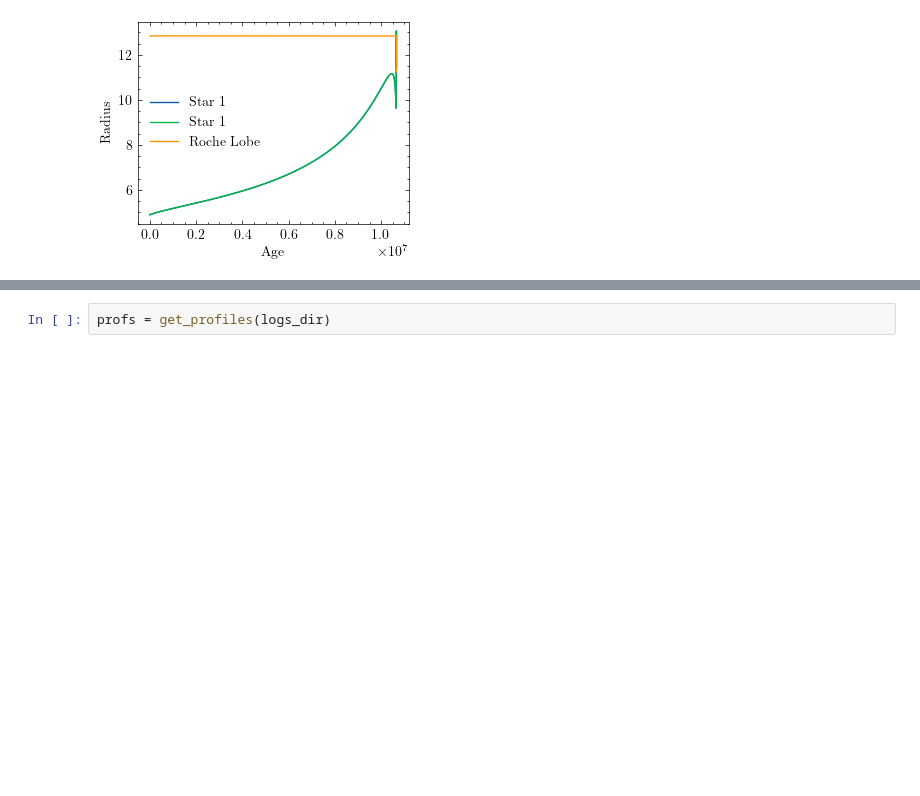
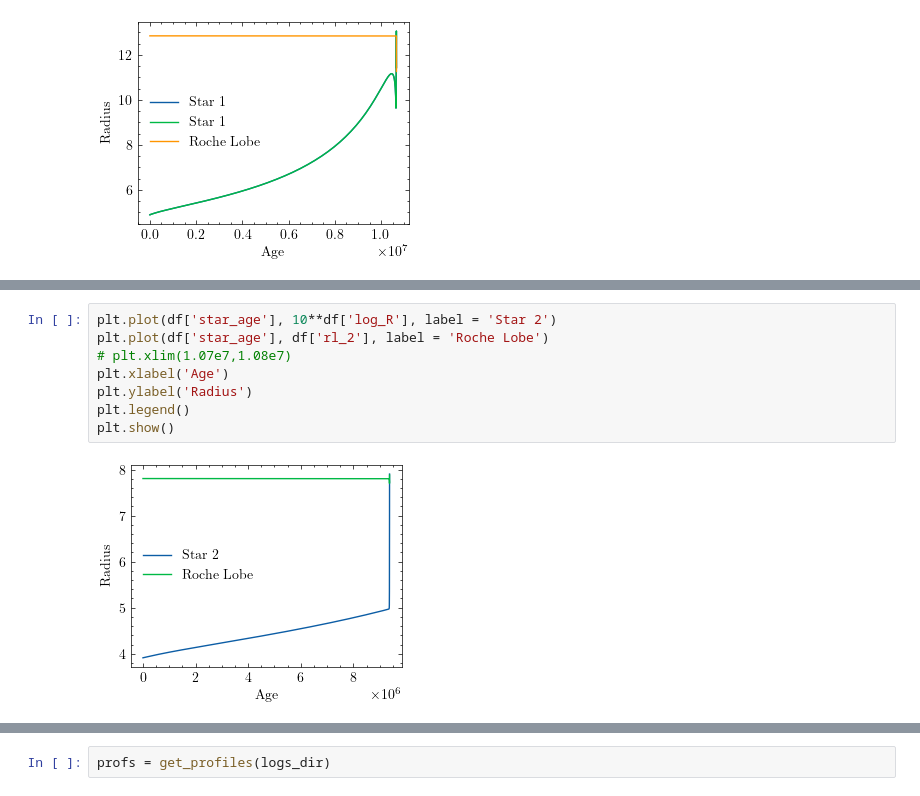
Before and after one commit to neevshah101/learning_mesa, a Jupyter notebook: plotting.ipynb, the cells around one changed output, grey strips where cells are left out. Cells and saved outputs as stored; diff of their text form; blank space fills up the shorter version.

```diff
--- a/plotting.ipynb
+++ b/plotting.ipynb
@@ -792,0 +832,10 @@ plot_HR(logs_dir)
+# %%
+plt.plot(df['star_age'], 10**df['log_R'], label = 'Star 2')
+plt.plot(df['star_age'], df['rl_2'], label = 'Roche Lobe')
+# plt.xlim(1.07e7,1.08e7)
+plt.xlabel('Age')
+plt.ylabel('Radius')
+plt.legend()
+plt.show()
+# %% [output]
+[figure, added]
```
Also changed, not shown: parts of 4 cells of this notebook.
